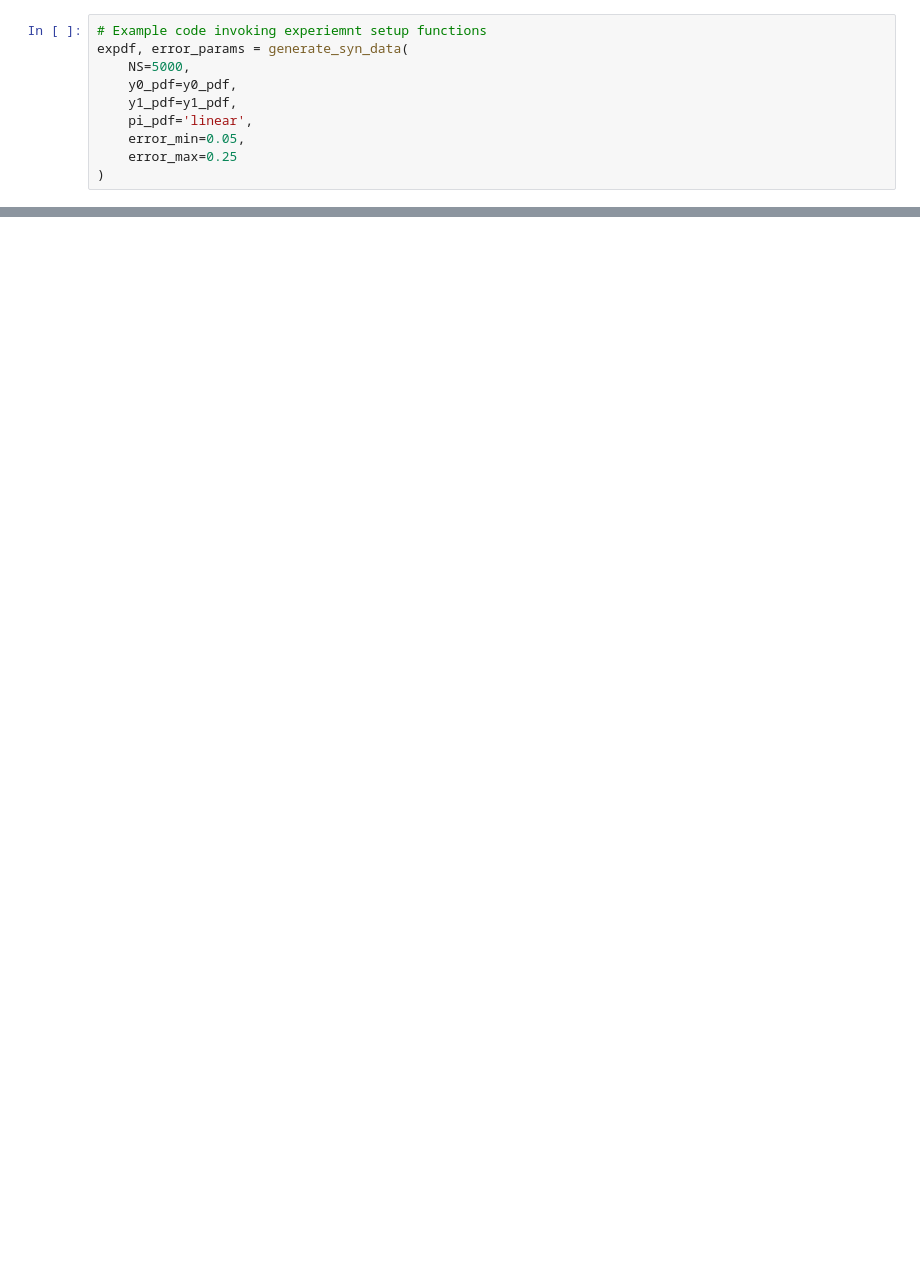
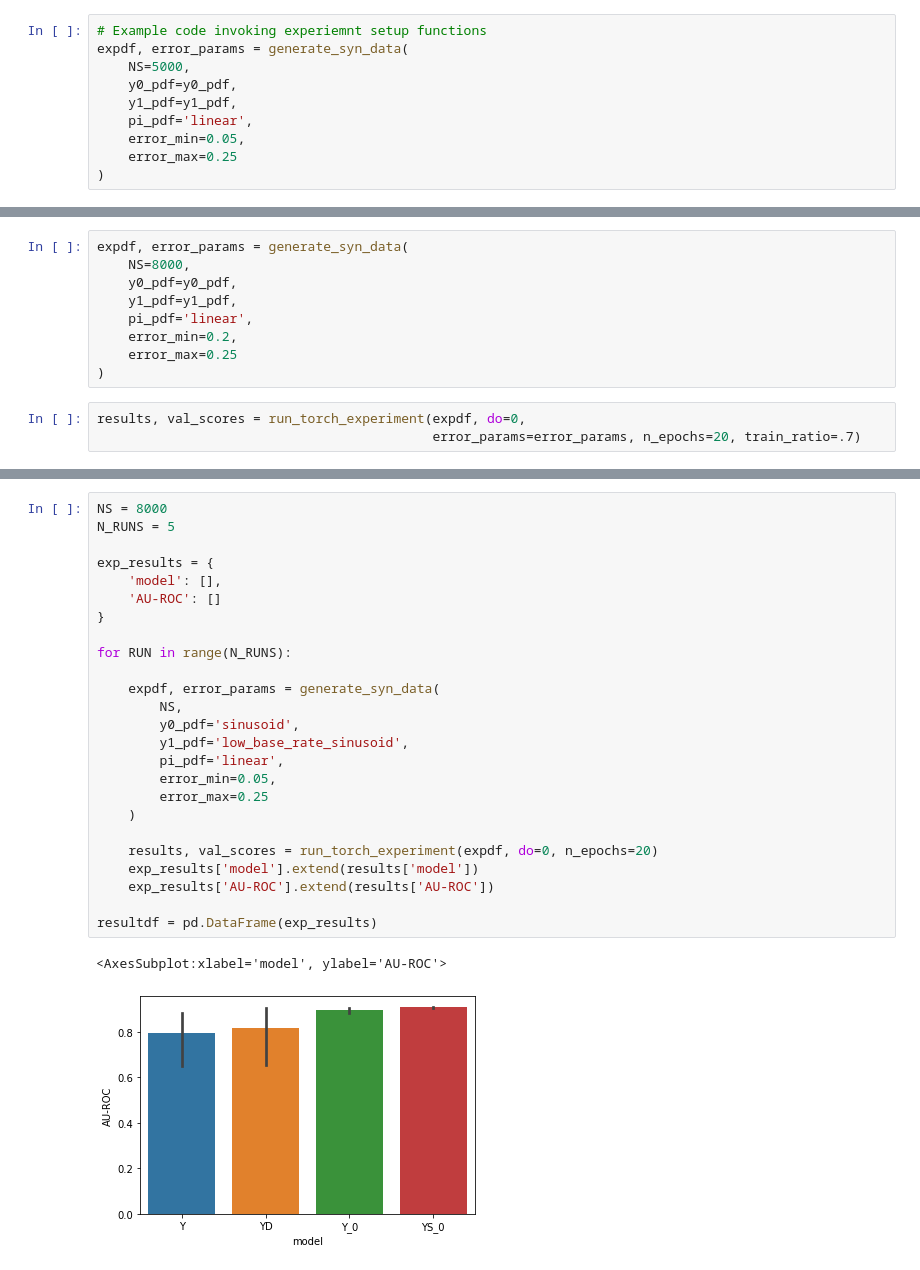
Before and after one commit to lguerdan/counterfactual-decision-support, a Jupyter notebook: torch_prototype.ipynb, the cells around one changed output, grey strips where cells are left out. Saved outputs shown, nothing was run; the diff lists cells and outputs as text; blank space fills up the shorter version.

```diff
--- a/torch_prototype.ipynb
+++ b/torch_prototype.ipynb
@@ -179,0 +37,12 @@ roc_auc_score(y, py_hat)
+# %%
+expdf, error_params = generate_syn_data(
+    NS=8000,
+    y0_pdf=y0_pdf,
+    y1_pdf=y1_pdf,
+    pi_pdf='linear',
+    error_min=0.2,
+    error_max=0.25
+)
+# %%
+results, val_scores = run_torch_experiment(expdf, do=0,
+                                           error_params=error_params, n_epochs=20, train_ratio=.7)
@@ -179,0 +57,28 @@ roc_auc_score(y, py_hat)
+# %%
+NS = 8000
+N_RUNS = 5
+
+exp_results = {
+    'model': [],
+    'AU-ROC': []
+}
+
+for RUN in range(N_RUNS):
+
+    expdf, error_params = generate_syn_data(
+        NS,
+        y0_pdf='sinusoid',
+        y1_pdf='low_base_rate_sinusoid',
+        pi_pdf='linear',
+        error_min=0.05,
+        error_max=0.25
+    )
+
+    results, val_scores = run_torch_experiment(expdf, do=0, n_epochs=20)
+    exp_results['model'].extend(results['model'])
+    exp_results['AU-ROC'].extend(results['AU-ROC'])
+
+resultdf = pd.DataFrame(exp_results)
+# %% [output]
+<AxesSubplot:xlabel='model', ylabel='AU-ROC'>
+[figure, added]
```
Also changed, not shown: parts of 22 cells of this notebook, 6 other files.
